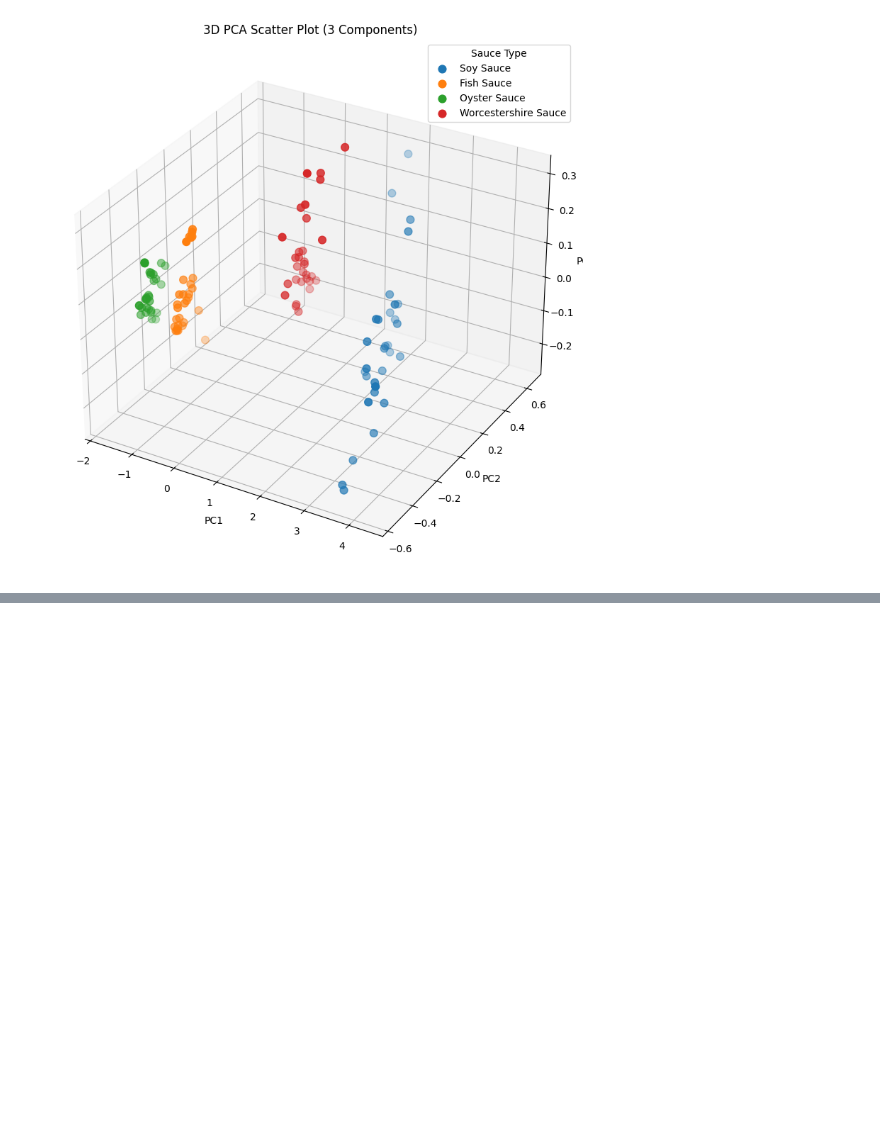
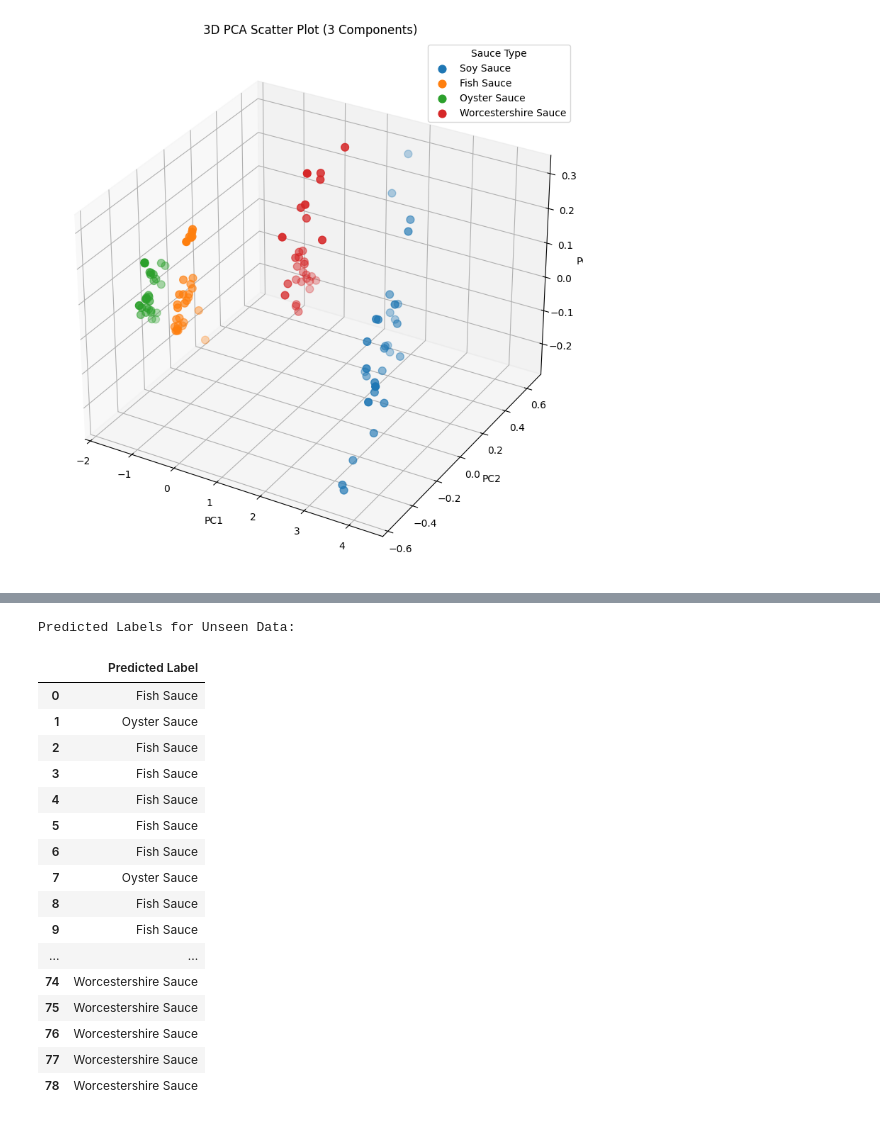
Before and after one commit to cbbendol23/enose-dark-sauce-classification, a Jupyter notebook: integration_RBF/MODEL_TRAINING.ipynb, the cells around one changed output, grey strips where cells are left out. Saved outputs shown, nothing was run; the diff lists cells and outputs as text; code cells hidden in the pictures; blank space fills up the shorter version.

Commit message:
fixed oyster and fish sauce

```diff
--- a/integration_RBF/MODEL_TRAINING.ipynb
+++ b/integration_RBF/MODEL_TRAINING.ipynb
@@ -300,0 +298,35 @@ Feature names unseen at fit time:
+# %%
+# Predict labels for unseen data (features only, no metrics)
+unseen_df = pd.read_csv('fish_sauce_validation.csv')
+if 'Label' in unseen_df.columns:
+    X_unseen = unseen_df.drop(columns=['Label'])
+else:
+    X_unseen = unseen_df
+
+predictions = best_model.predict(X_unseen)
+
+predicted_df = pd.DataFrame({
+    'Predicted Label': predictions
+})
+print("Predicted Labels for Unseen Data:")
+pd.set_option('display.max_rows', None)
+display(predicted_df)
+# %% [output]
+Predicted Labels for Unseen Data:
+|  | Predicted Label |
+| 0 | Fish Sauce |
+| 1 | Oyster Sauce |
+| 2 | Fish Sauce |
+| 3 | Fish Sauce |
+| 4 | Fish Sauce |
+| 5 | Fish Sauce |
+| 6 | Fish Sauce |
+| 7 | Oyster Sauce |
+| 8 | Fish Sauce |
+| 9 | Fish Sauce |
+| ... | ... |
+| 74 | Worcestershire Sauce |
+| 75 | Worcestershire Sauce |
+| 76 | Worcestershire Sauce |
+| 77 | Worcestershire Sauce |
+| 78 | Worcestershire Sauce |
```
Also changed, not shown: parts of 4 cells of this notebook, 3 other files.
